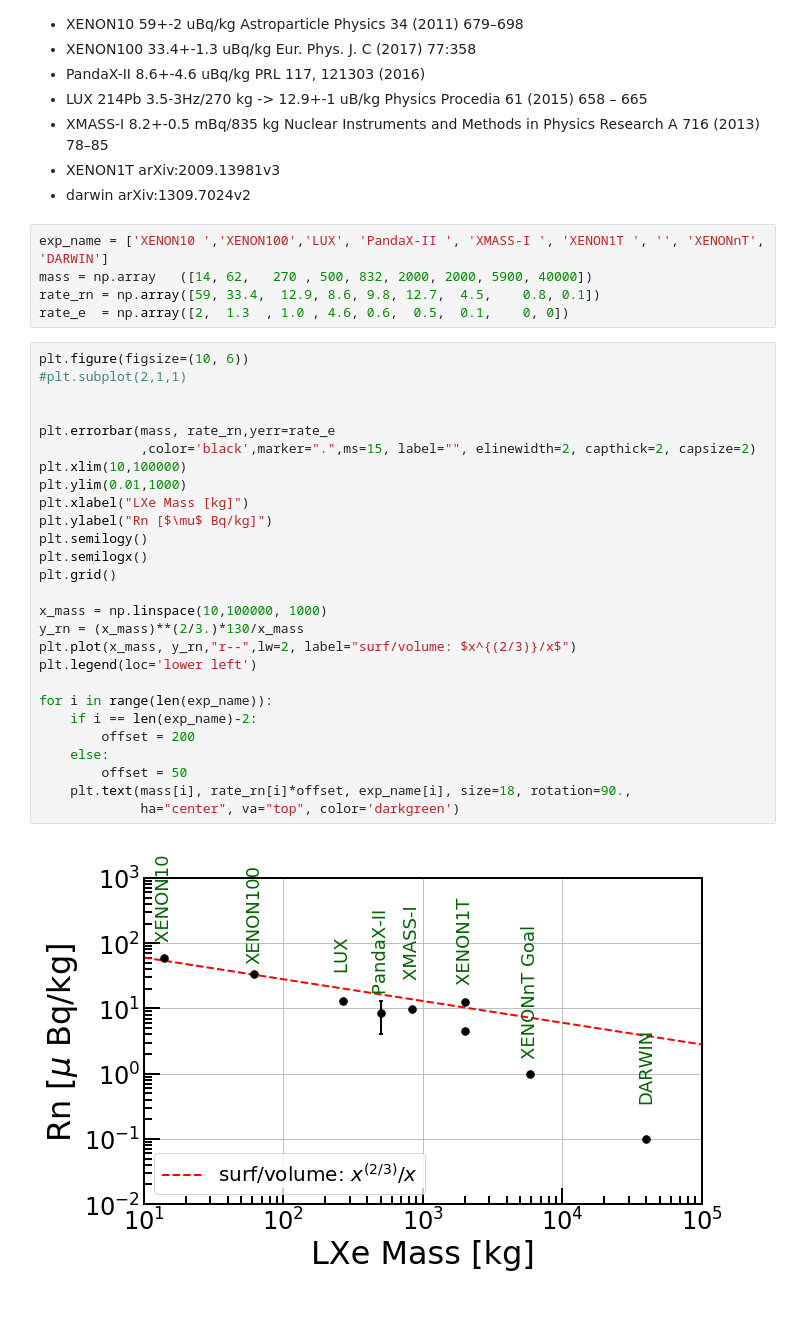
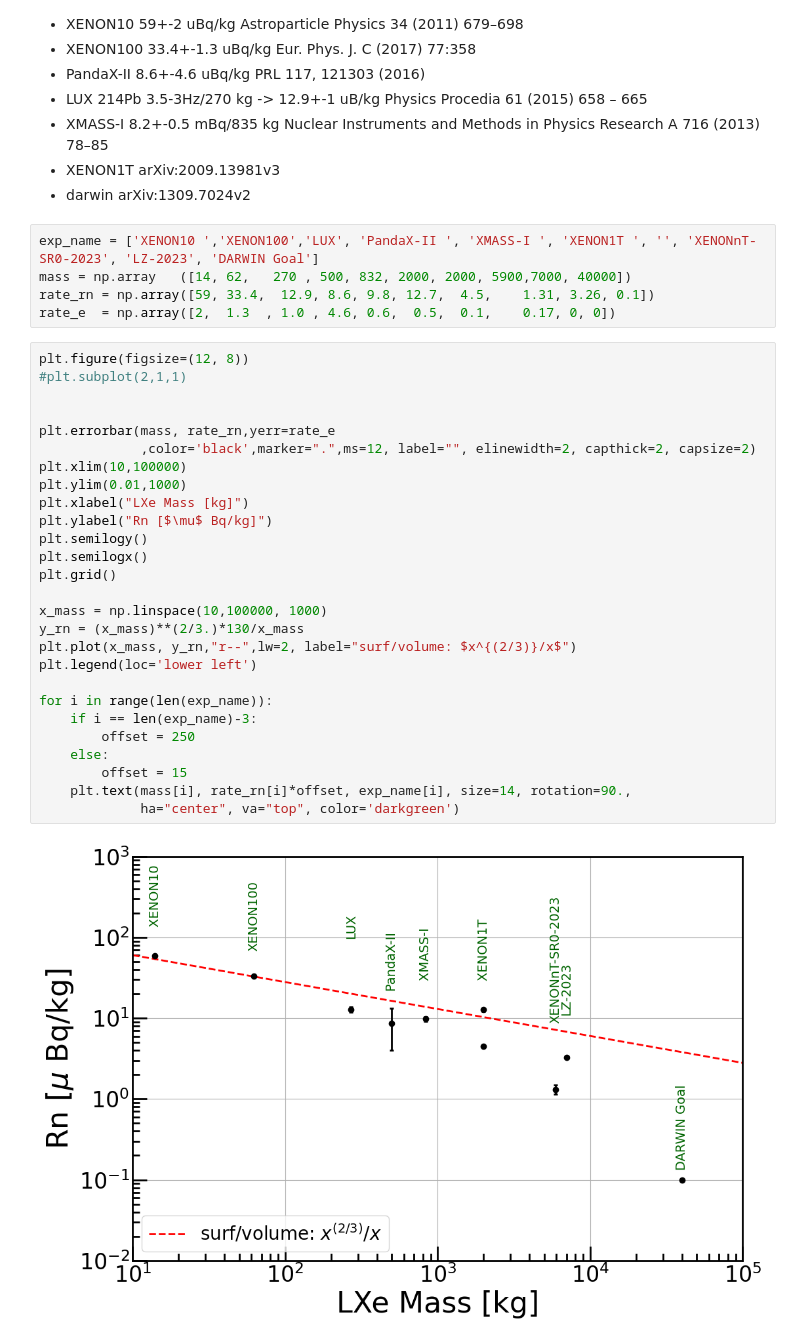
Before and after one commit to masaki-yamashita/public, a Jupyter notebook: Rn/experiments/plot_rn_bg_experiments.ipynb, the cells around one changed output. Drawn from its saved outputs; the diff is of its cells as text; blank space fills up the shorter version.

Commit message:
add LZ and XENONnT 2023

```diff
--- a/Rn/experiments/plot_rn_bg_experiments.ipynb
+++ b/Rn/experiments/plot_rn_bg_experiments.ipynb
@@ -35,36 +34,36 @@ Welcome to JupyROOT 6.16/00
 * XENON1T arXiv:2009.13981v3
 * darwin arXiv:1309.7024v2
 # %%
-exp_name = ['XENON10 ','XENON100','LUX', 'PandaX-II ', 'XMASS-I ', 'XENON1T ', '', 'XENONnT', 'DARWIN']
-mass = np.array   ([14, 62,   270 , 500, 832, 2000, 2000, 5900, 40000])
-rate_rn = np.array([59, 33.4,  12.9, 8.6, 9.8, 12.7,  4.5,    0.8, 0.1])
-rate_e  = np.array([2,  1.3  , 1.0 , 4.6, 0.6,  0.5,  0.1,    0, 0])
+exp_name = ['XENON10 ','XENON100','LUX', 'PandaX-II ', 'XMASS-I ', 'XENON1T ', '', 'XENONnT-SR0-2023', 'LZ-2023', 'DARWIN Goal']
+mass = np.array   ([14, 62,   270 , 500, 832, 2000, 2000, 5900,7000, 40000])
+rate_rn = np.array([59, 33.4,  12.9, 8.6, 9.8, 12.7,  4.5,    1.31, 3.26, 0.1])
+rate_e  = np.array([2,  1.3  , 1.0 , 4.6, 0.6,  0.5,  0.1,    0.17, 0, 0])
 # %%
-plt.figure(figsize=(10, 6))
+plt.figure(figsize=(12, 8))
 #plt.subplot(2,1,1)
 
 
 plt.errorbar(mass, rate_rn,yerr=rate_e
-             ,color='black',marker=".",ms=15, label="", elinewidth=2, capthick=2, capsize=2)
+             ,color='black',marker=".",ms=12, label="", elinewidth=2, capthick=2, capsize=2)
 plt.xlim(10,100000)
 plt.ylim(0.01,1000)
 plt.xlabel("LXe Mass [kg]")
 plt.ylabel("Rn [$\mu$ Bq/kg]")
 plt.semilogy()
 plt.semilogx()
 plt.grid()
 
 x_mass = np.linspace(10,100000, 1000)
 y_rn = (x_mass)**(2/3.)*130/x_mass
 plt.plot(x_mass, y_rn,"r--",lw=2, label="surf/volume: $x^{(2/3)}/x$")
 plt.legend(loc='lower left')
 
 for i in range(len(exp_name)):
-    if i == len(exp_name)-2:
-        offset = 200
+    if i == len(exp_name)-3:
+        offset = 250
     else:
-        offset = 50
-    plt.text(mass[i], rate_rn[i]*offset, exp_name[i], size=18, rotation=90.,
+        offset = 15
+    plt.text(mass[i], rate_rn[i]*offset, exp_name[i], size=14, rotation=90.,
              ha="center", va="top", color='darkgreen')
 # %% [output]
-[figure, old version]
+[figure, new version]
```
Also changed, not shown: parts of 1 cell of this notebook, 1 other file.
